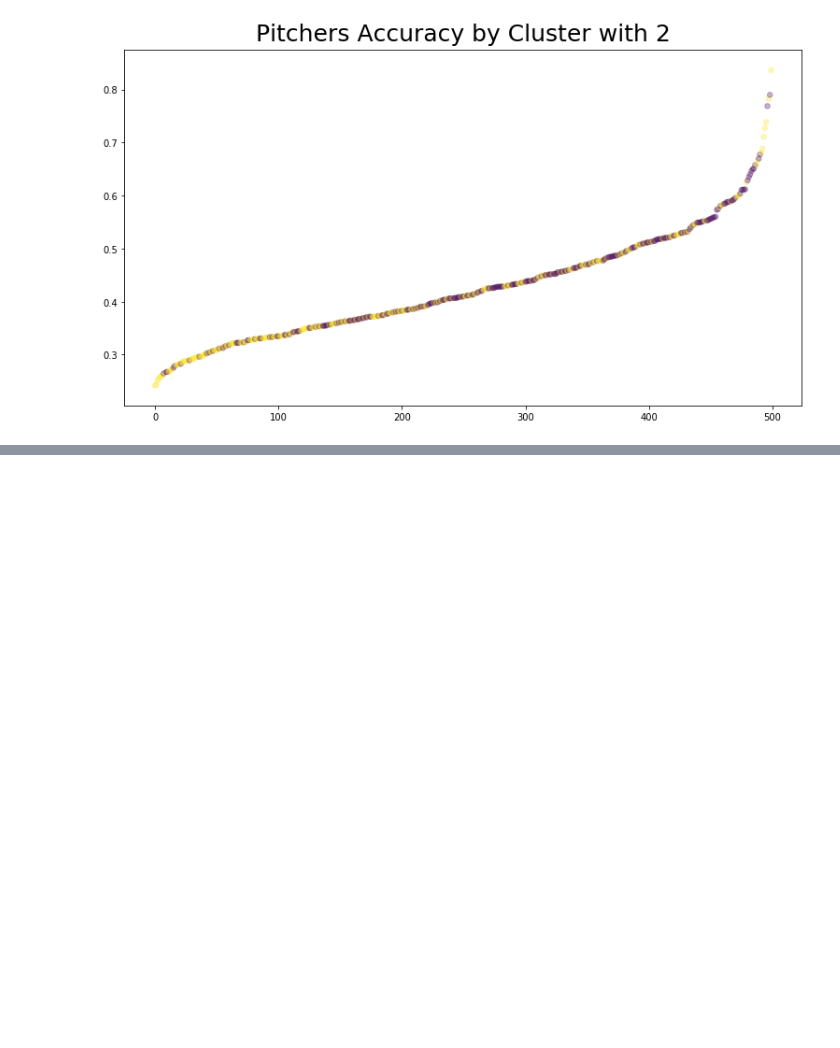
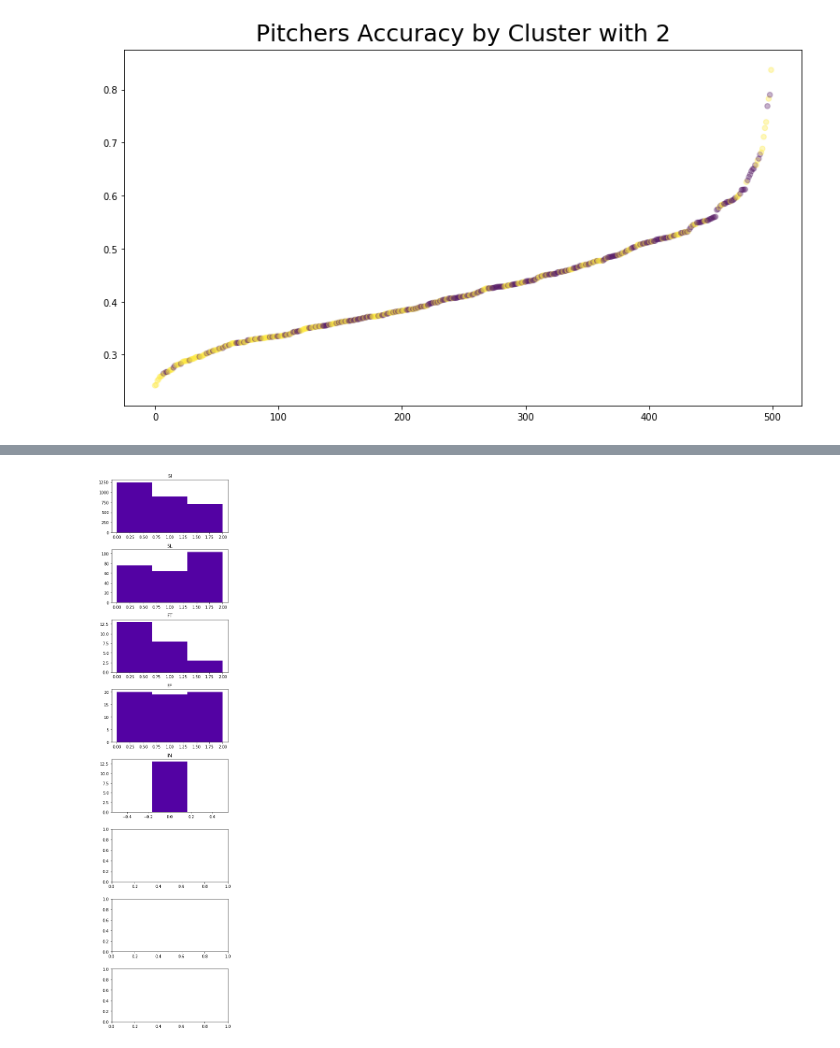
Before and after one commit to morganabbitt/MLB-Pitches, a Jupyter notebook: Notebooks/Unsupervised_Clustering_pitchers.ipynb, the cells around one changed output, grey strips where cells are left out. Saved outputs shown, nothing was run; the diff lists cells and outputs as text; code cells hidden in the pictures; blank space fills up the shorter version.

```diff
--- a/Notebooks/Unsupervised_Clustering_pitchers.ipynb
+++ b/Notebooks/Unsupervised_Clustering_pitchers.ipynb
@@ -505,18 +505,3 @@ kmeans_3                      2
 tsne_component1         8.45513
 tsne_component2        -3.21433
 Name: 29, dtype: object
-# %%
-#tsne components plot by cluster
-
-centers = clusterer.cluster_centers_
-plt.figure(figsize=(13,9))
-plt.scatter(tsne[:, 0], tsne[:, 1], c=cluster_labels)
-plt.title('TSNE Pitch Type Distribution by Pitcher', size=25)
-
-plt.scatter(centers[:, 0], centers[:, 1],
-            marker='o', c="white", alpha=1, s=700)
-
-for i, c in enumerate(centers):
-    plt.scatter(c[0], c[1], marker='$%d$' % i, alpha=1, s=250)
-
-plt.legend()
@@ -693,0 +668,9 @@ Text(0.5, 1.0, 'Pitchers Accuracy by Cluster with 2')
+# %%
+fig, ax = plt.subplots(8, 1, figsize=(5, 20))
+for i, pitch in enumerate(df_500_events[df_500_events['pitcher_name'] == 'Zach Britton']['pitch_type'].unique()):
+    nums = df_500_events[(df_500_events['pitcher_name'] == 'Zach Britton') & (df_500_events['pitch_type'] == pitch)]['s_count'].values
+    ax[i].set_title(pitch)
+    ax[i].hist(nums, bins=3)
+plt.tight_layout()
+# %% [output]
+[figure, added]
```
Also changed, not shown: parts of 30 cells of this notebook, 11 other files.
